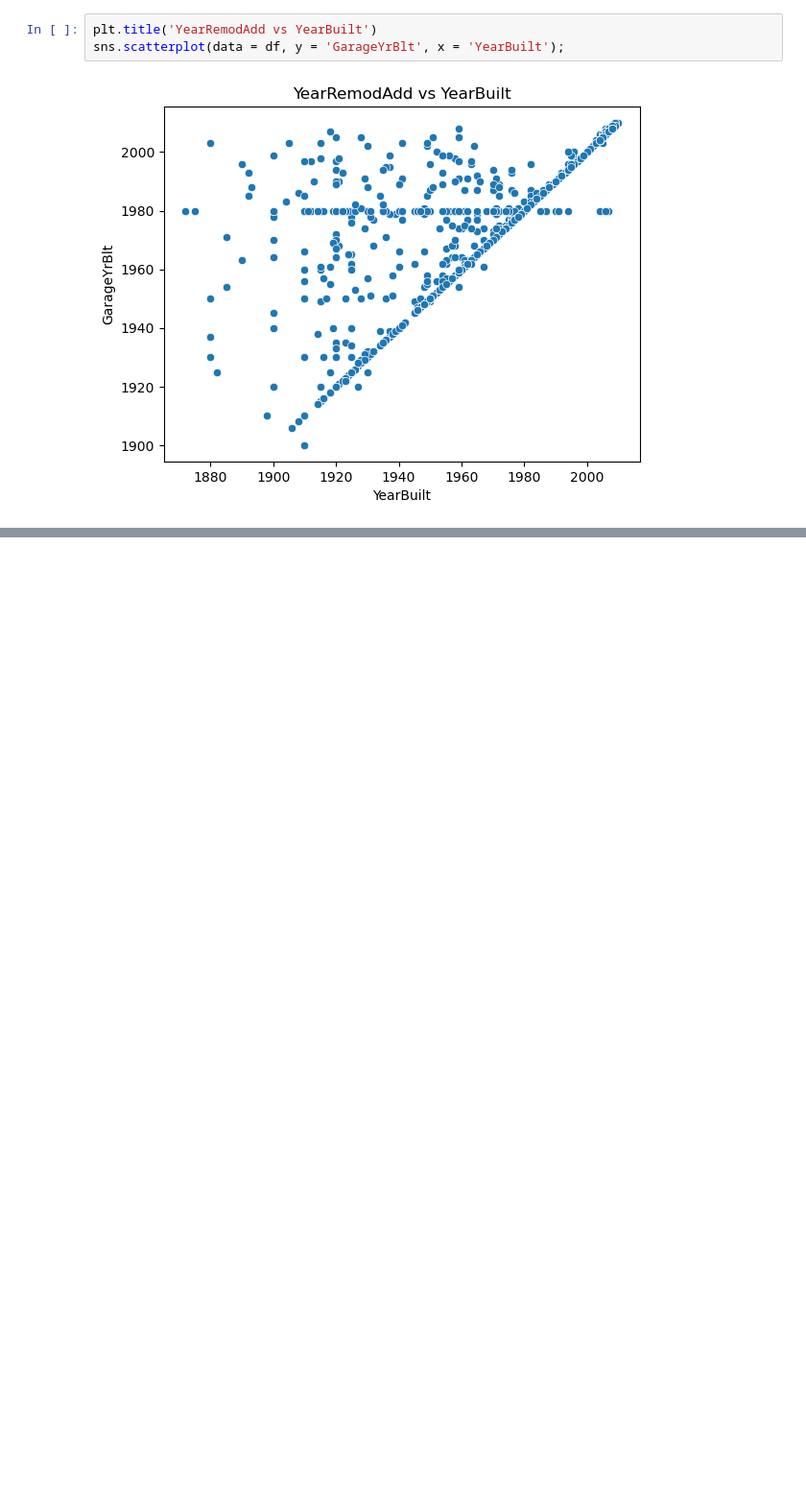
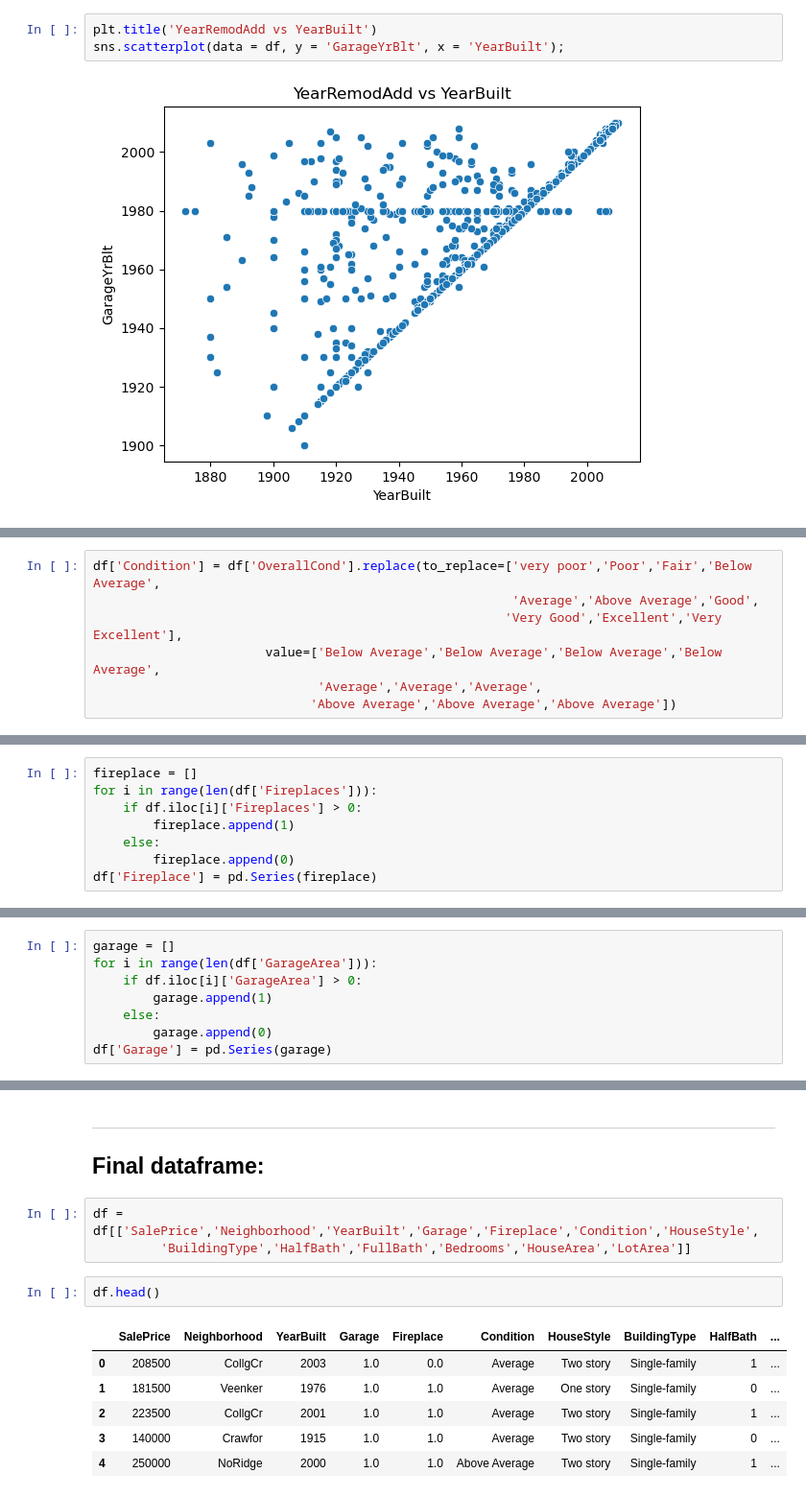
Before and after one commit to HamzaBustanji/House-Price-prediction-API, a Jupyter notebook: 2-exploratory-data-analysis.ipynb, the cells around one changed output, grey strips where cells are left out. Shown at 96% size. Drawn from its saved outputs; the diff is of its cells as text; blank space fills up the shorter version.

```diff
--- a/2-exploratory-data-analysis.ipynb
+++ b/2-exploratory-data-analysis.ipynb
@@ -341,0 +494,7 @@ df = df.drop(columns = 'GarageYrBlt', axis = 1)
+# %%
+df['Condition'] = df['OverallCond'].replace(to_replace=['very poor','Poor','Fair','Below Average',
+                                                        'Average','Above Average','Good',
+                                                       'Very Good','Excellent','Very Excellent'],
+                       value=['Below Average','Below Average','Below Average','Below Average',
+                              'Average','Average','Average',
+                             'Above Average','Above Average','Above Average'])
@@ -341,0 +510,8 @@ df = df.drop(columns = 'GarageYrBlt', axis = 1)
+# %%
+fireplace = []
+for i in range(len(df['Fireplaces'])):
+    if df.iloc[i]['Fireplaces'] > 0:
+        fireplace.append(1)
+    else:
+        fireplace.append(0)
+df['Fireplace'] = pd.Series(fireplace)
@@ -341,0 +526,8 @@ df = df.drop(columns = 'GarageYrBlt', axis = 1)
+# %%
+garage = []
+for i in range(len(df['GarageArea'])):
+    if df.iloc[i]['GarageArea'] > 0:
+        garage.append(1)
+    else:
+        garage.append(0)
+df['Garage'] = pd.Series(garage)
@@ -341,0 +581,16 @@ df = df.drop(columns = 'GarageYrBlt', axis = 1)
+# %% [markdown]
+___
+
+## Final dataframe:
+# %%
+df = df[['SalePrice','Neighborhood','YearBuilt','Garage','Fireplace','Condition','HouseStyle',
+         'BuildingType','HalfBath','FullBath','Bedrooms','HouseArea','LotArea']]
+# %%
+df.head()
+# %% [output]
+|  | SalePrice | Neighborhood | YearBuilt | Garage | Fireplace | Condition | HouseStyle | BuildingType | HalfBath | ... |
+| 0 | 208500 | CollgCr | 2003 | 1.0 | 0.0 | Average | Two story | Single-family | 1 | ... |
+| 1 | 181500 | Veenker | 1976 | 1.0 | 1.0 | Average | One story | Single-family | 0 | ... |
+| 2 | 223500 | CollgCr | 2001 | 1.0 | 1.0 | Average | Two story | Single-family | 1 | ... |
+| 3 | 140000 | Crawfor | 1915 | 1.0 | 1.0 | Average | Two story | Single-family | 0 | ... |
+| 4 | 250000 | NoRidge | 2000 | 1.0 | 1.0 | Above Average | Two story | Single-family | 1 | ... |
```
Also changed, not shown: parts of 35 cells of this notebook, 3 other files.
